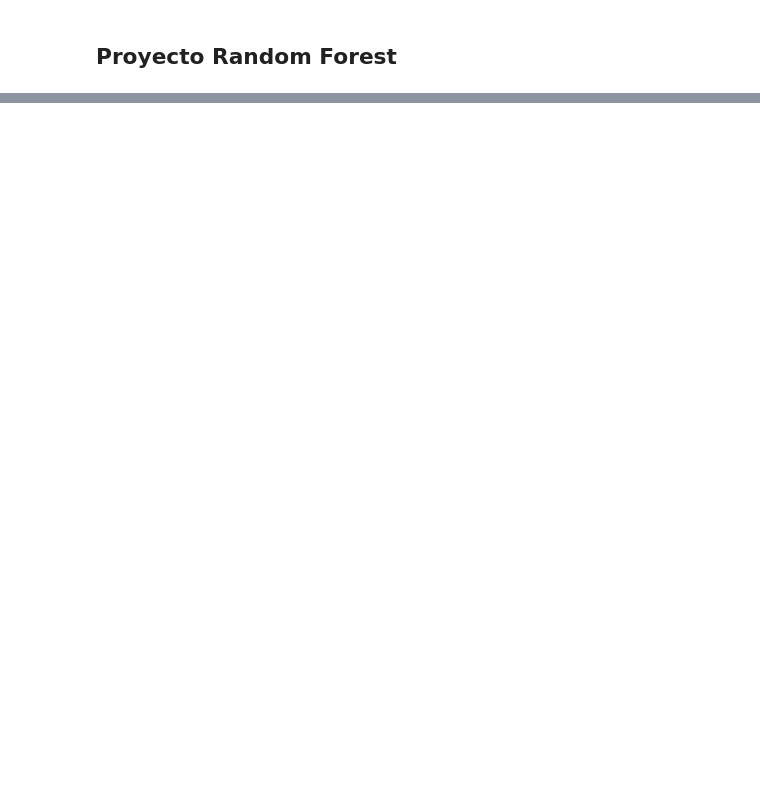
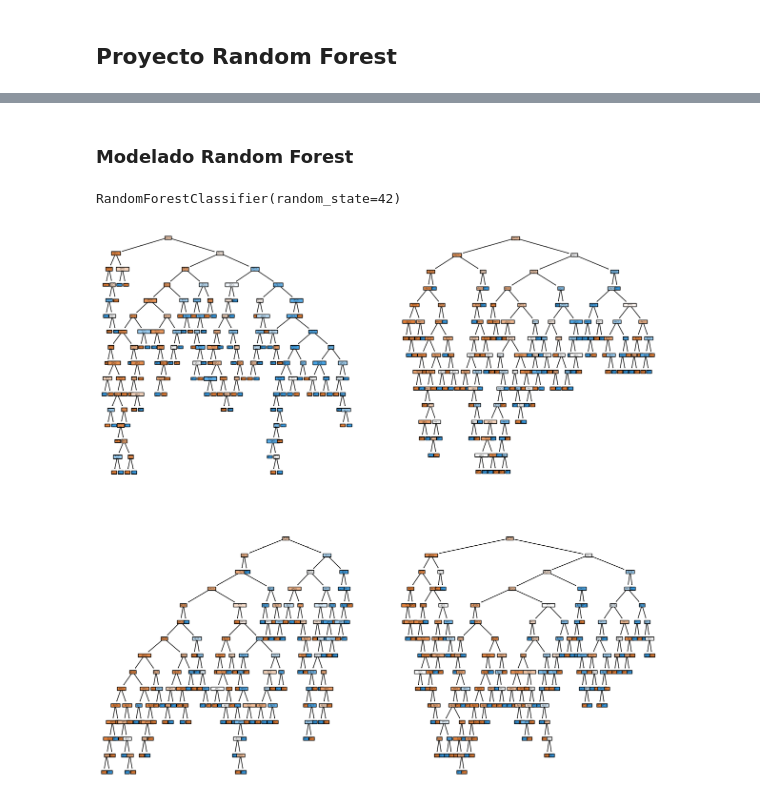
Before and after one commit to 4GeeksAcademy/Proy-Random-Forest-VLG, a Jupyter notebook: src/explore-RF.ipynb, the cells around one changed output, grey strips where cells are left out. Drawn from its saved outputs; the diff is of its cells as text; code cells hidden in the pictures; blank space fills up the shorter version.

```diff
--- a/src/explore-RF.ipynb
+++ b/src/explore-RF.ipynb
@@ -50,0 +59,30 @@ print(test.shape, train.shape)
+# %%
+X_test = test.drop("Outcome", axis = 1)
+y_test = test["Outcome"]
+
+X_train = train.drop("Outcome", axis = 1)
+y_train = train["Outcome"]
+# %% [markdown]
+### Modelado Random Forest
+# %%
+# modelo
+# default n_estimators=100
+model = RandomForestClassifier(random_state = 42)
+
+# entrenamiento
+model.fit(X_train, y_train)
+# %% [output]
+RandomForestClassifier(random_state=42)
+# %%
+fig, axis = plt.subplots(2, 2, figsize = (15, 15))
+
+# Mostramos los 4 primeros árboles de los 100 generados (por defecto)
+clases = ["0", "1"]
+tree.plot_tree(model.estimators_[0], ax = axis[0, 0], feature_names = list(X_train.columns), class_names = clases, filled = True)
+tree.plot_tree(model.estimators_[1], ax = axis[0, 1], feature_names = list(X_train.columns), class_names = clases, filled = True)
+tree.plot_tree(model.estimators_[2], ax = axis[1, 0], feature_names = list(X_train.columns), class_names = clases, filled = True)
+tree.plot_tree(model.estimators_[3], ax = axis[1, 1], feature_names = list(X_train.columns), class_names = clases, filled = True)
+
+plt.show()
+# %% [output]
+[figure, added]
```
Also changed, not shown: parts of 23 cells of this notebook, 1 other file.
